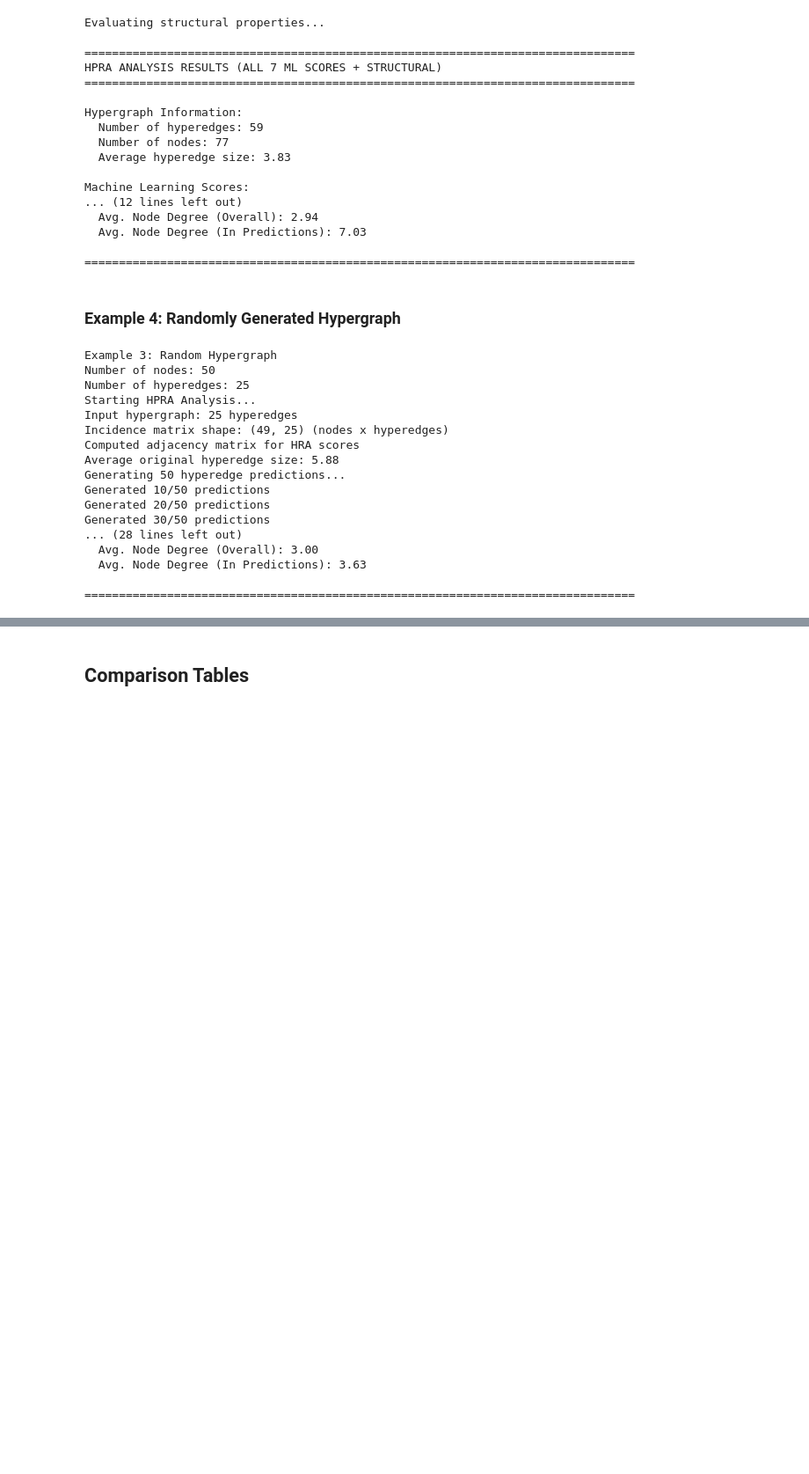
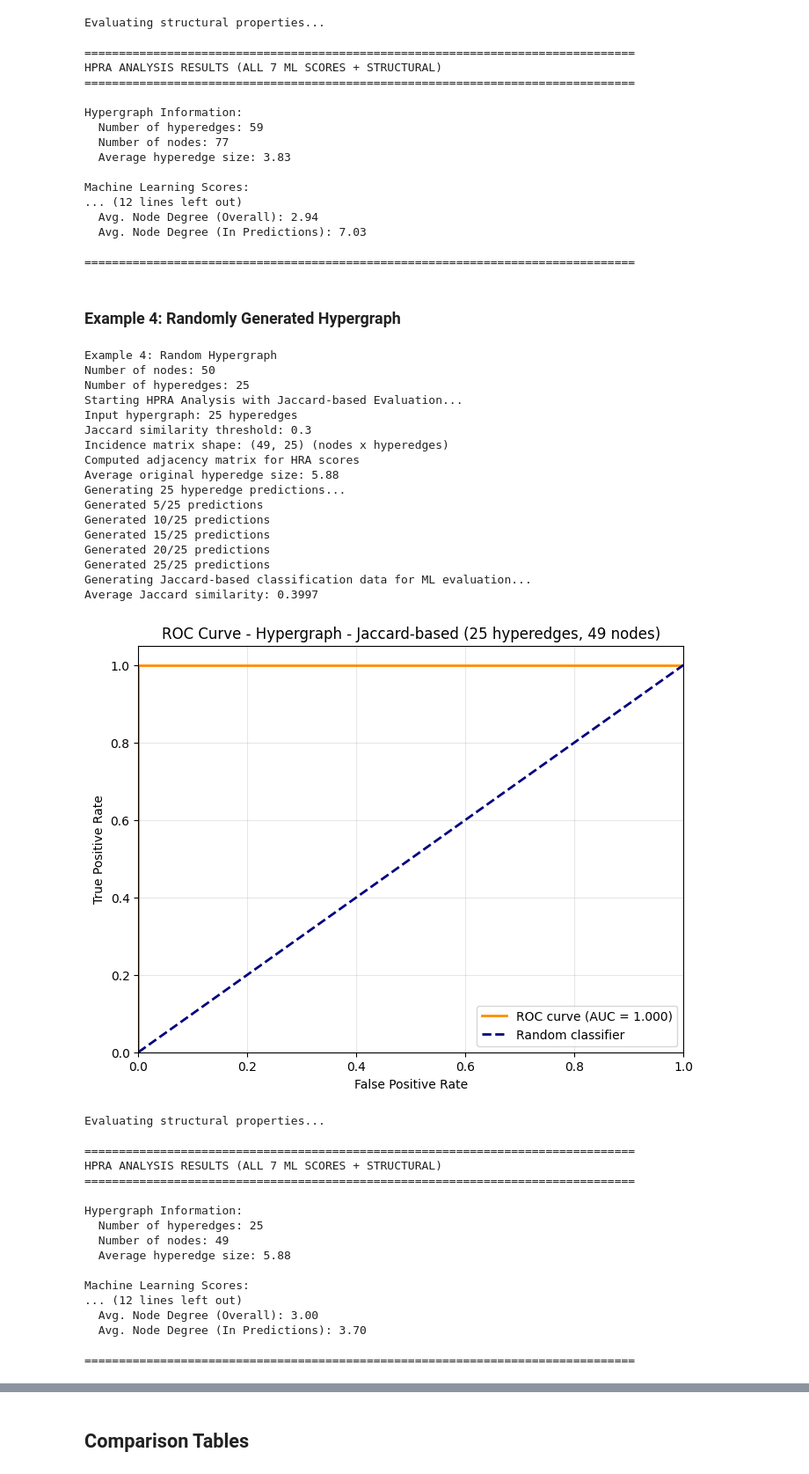
Before and after one commit to mboudour/hyperlink_prediction, a Jupyter notebook: HPRA_reconstruction.ipynb, the cells around one changed output, grey strips where cells are left out. Shown at 88% size. Saved outputs shown, nothing was run; the diff lists cells and outputs as text; code cells hidden in the pictures; blank space fills up the shorter version.

```diff
--- a/HPRA_reconstruction.ipynb
+++ b/HPRA_reconstruction.ipynb
@@ -94,6 +96,25 @@ def hypergraph_random_creator(vertices, hyperedge_names, m, minv, maxv, weighted
         hg_d[hyperedge_names[k]] = sorted_nodes
 
     return hg_d
+
+def simplifier_fast(hg_d):
+#     # Step 1: Remove sets with fewer than 2 elements
+#     filtered = {k: v for k, v in hg_d.items() if len(v) >= 2}
+    # Step 1: Convert all values to sets (if they aren't already)
+    hg_d = {k: set(v) for k, v in hg_d.items() if len(v) >= 2}
+
+    # Step 2: Sort items by decreasing set size
+    sorted_items = sorted(hg_d.items(), key=lambda item: -len(item[1]))
+
+    retained = {}      # Final dictionary
+    sets_seen = []     # Only values of retained sets for fast comparison
+
+    for k, v in sorted_items:
+        if not any(v.issubset(other) for other in sets_seen):
+            retained[k] = v
+            sets_seen.append(v)
+
+    return retained
 # %% [markdown]
 ## Hypergraph Utilities
 # %%
@@ -838,38 +1027,64 @@ Machine Learning Scores:
 # %%
 # Generate a random hypergraph
 vertices_random = list(range(1, 51))  # 50 nodes
 hyperedge_names_random = [f'rand_he_{i}' for i in range(1, 31)] # 30 hyperedges
 
 random_hg = hypergraph_random_creator(
     vertices=vertices_random,
     hyperedge_names=hyperedge_names_random,
     m=25,  # Create 25 hyperedges
     minv=3,  # Min 3 nodes per hyperedge
     maxv=8,  # Max 8 nodes per hyperedge
     weighted=False
 )
+random_hg = {k: v for k, v in random_hg.items() if len(v) >= 2}
+random_hg = simplifier_fast(random_hg)
 
-print("\n\nExample 3: Random Hypergraph")
+print("\n\nExample 4: Random Hypergraph")
 print(f"Number of nodes: {len(vertices_random)}")
 print(f"Number of hyperedges: {len(random_hg)}")
 
-results_random = full_hypergraph_analysis_complete(random_hg, num_predictions=50, plot_roc=True)
+# results_random = full_hypergraph_analysis_complete(random_hg, num_predictions=50, plot_roc=True)
+results_random = Jaccard_based_full_hypergraph_analysis_complete(
+    random_hg,
+    num_predictions=len(random_hg),  # Increase for large hypergraphs
+    jaccard_threshold=0.3,  # Adjust as needed
+    plot_roc=True
+)
 print_results_complete(results_random)
 # %% [output]
-Example 3: Random Hypergraph
+Example 4: Random Hypergraph
 Number of nodes: 50
 Number of hyperedges: 25
-Starting HPRA Analysis...
+Starting HPRA Analysis with Jaccard-based Evaluation...
 Input hypergraph: 25 hyperedges
+Jaccard similarity threshold: 0.3
 Incidence matrix shape: (49, 25) (nodes x hyperedges)
 Computed adjacency matrix for HRA scores
 Average original hyperedge size: 5.88
-Generating 50 hyperedge predictions...
-Generated 10/50 predictions
-Generated 20/50 predictions
-Generated 30/50 predictions
-... (28 lines left out)
-  Avg. Node Degree (Overall): 3.00
-  Avg. Node Degree (In Predictions): 3.63
-
-================================================================================
+Generating 25 hyperedge predictions...
+Generated 5/25 predictions
+Generated 10/25 predictions
+Generated 15/25 predictions
+Generated 20/25 predictions
+Generated 25/25 predictions
+Generating Jaccard-based classification data for ML evaluation...
+Average Jaccard similarity: 0.3997
+[figure, added]
+Evaluating structural properties...
+
+================================================================================
+HPRA ANALYSIS RESULTS (ALL 7 ML SCORES + STRUCTURAL)
+================================================================================
+
+Hypergraph Information:
+  Number of hyperedges: 25
+  Number of nodes: 49
+  Average hyperedge size: 5.88
+
+Machine Learning Scores:
+... (12 lines left out)
+  Avg. Node Degree (Overall): 3.00
+  Avg. Node Degree (In Predictions): 3.70
+
+================================================================================
```
Also changed, not shown: parts of 6 cells of this notebook, 15 other files.
